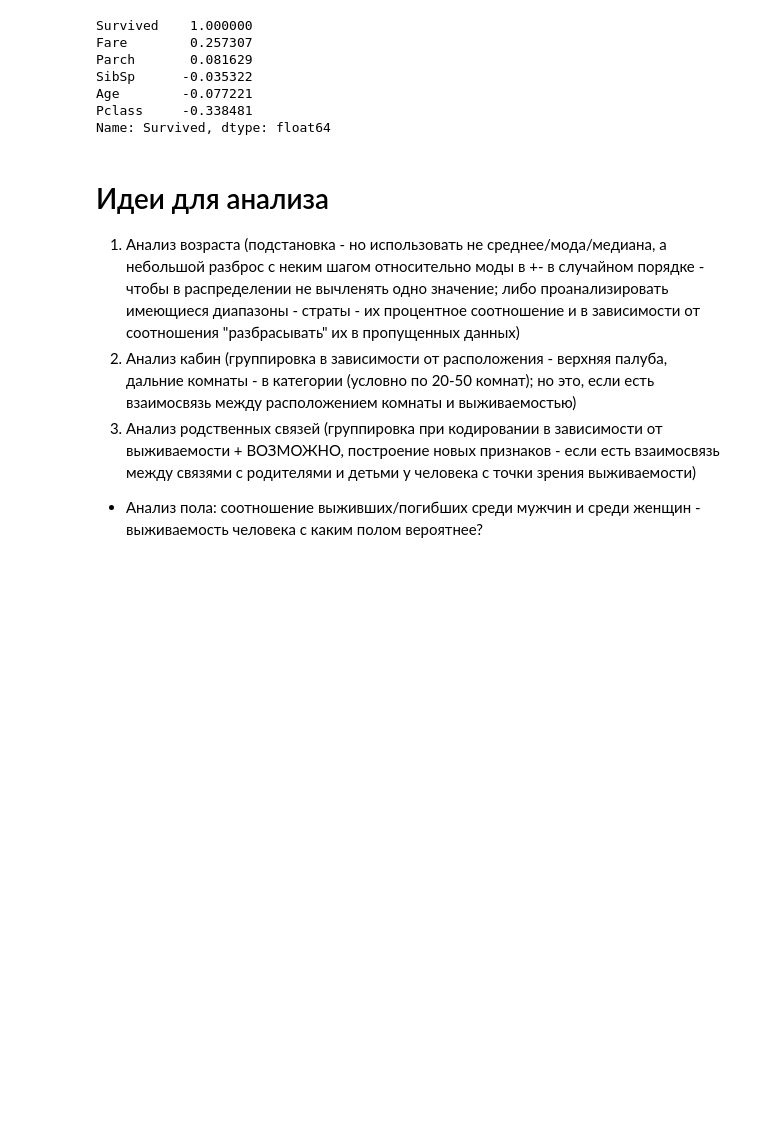
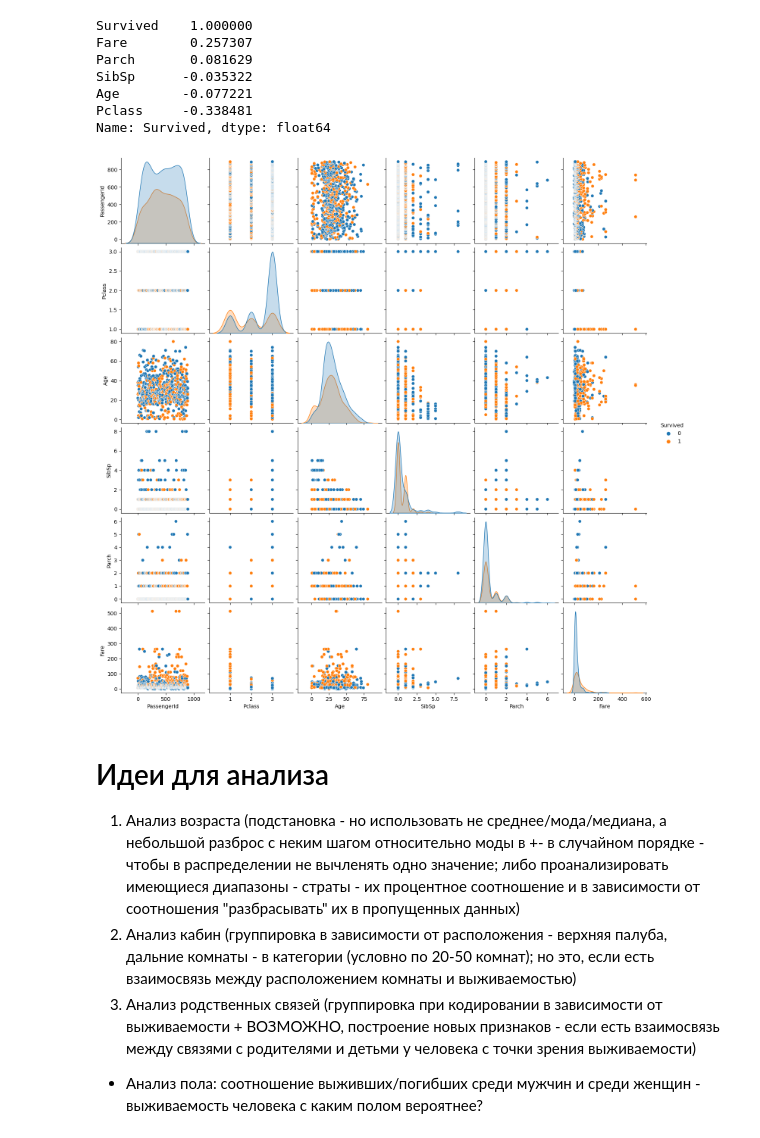
Before and after one commit to p0gramist/ml-on-five, a Jupyter notebook: titanic/analyze.ipynb, the cells around one changed output. Cells and saved outputs as stored; diff of their text form; code cells hidden in the pictures; blank space fills up the shorter version.

```diff
--- a/titanic/analyze.ipynb
+++ b/titanic/analyze.ipynb
@@ -52,6 +52,11 @@ SibSp      -0.035322
 Age        -0.077221
 Pclass     -0.338481
 Name: Survived, dtype: float64
+# %%
+sns.pairplot(train, hue='Survived')
+plt.show()
+# %% [output]
+[figure, added]
 # %% [markdown]
 # Идеи для анализа
 
```
Also changed, not shown: 1 other file.
